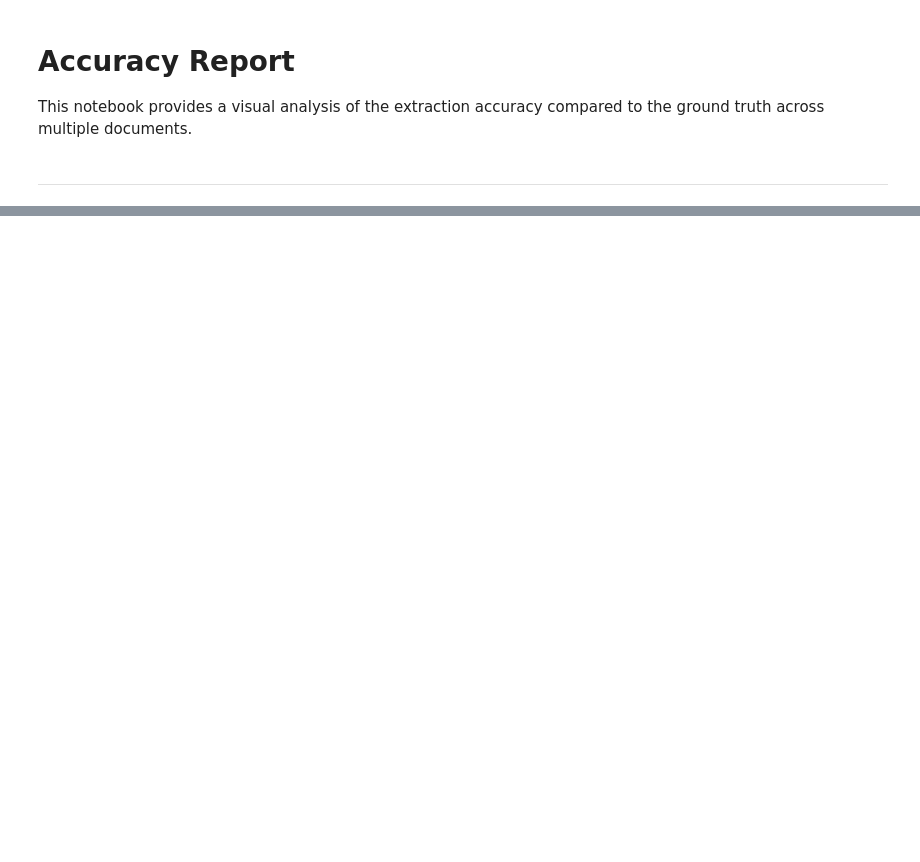
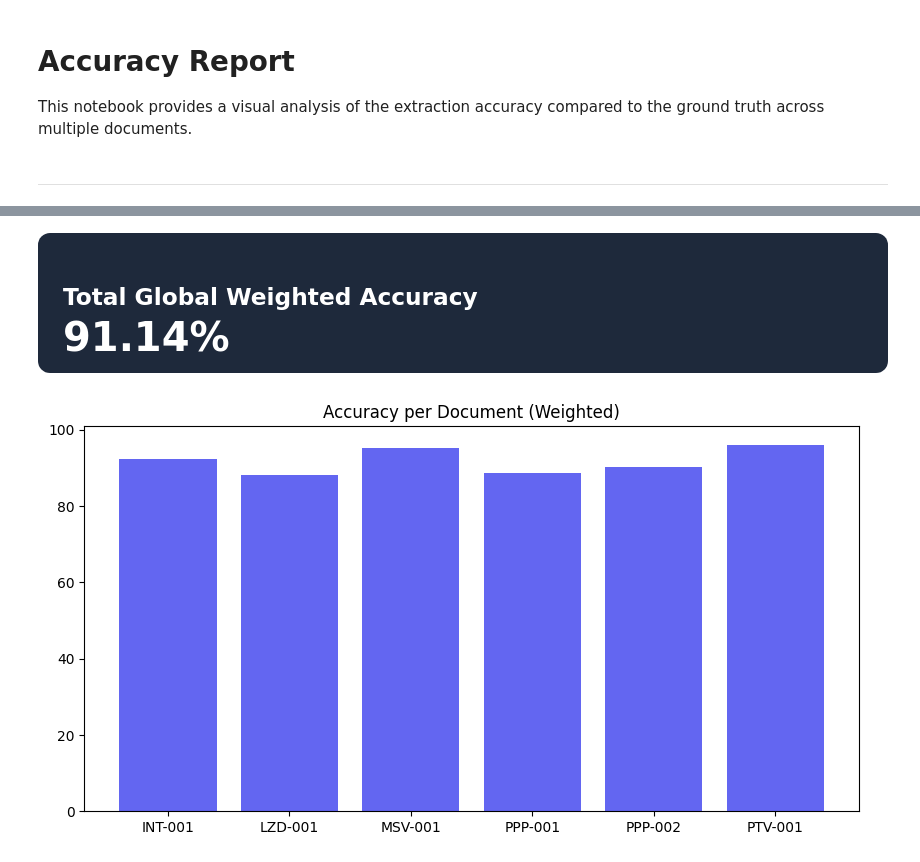
Before and after one commit to chananopw/IBM-watsonx-custom-OCR-model-hosting, a Jupyter notebook: code/compare_json_weighted.ipynb, the cells around one changed output, grey strips where cells are left out. Drawn from its saved outputs; the diff is of its cells as text; code cells hidden in the pictures; blank space fills up the shorter version.

```diff
--- a/code/compare_json_weighted.ipynb
+++ b/code/compare_json_weighted.ipynb
@@ -164,0 +254,19 @@ if batch_summary:
+# %%
+# TOTAL BATCH SUMMARY
+if batch_summary:
+    summary_df = pd.DataFrame(batch_summary)
+    total_weighted_avg = summary_df['WP'].sum() / summary_df['TW'].sum()
+    display(HTML(f"""
+    <div style='background: #1e293b; color: white; padding: 25px; border-radius: 12px;'>
+        <h2 style='margin:0'>Total Global Weighted Accuracy</h2>
+        <div style='font-size: 40px; font-weight: bold;'>{total_weighted_avg:.2f}%</div>
+    </div>
+    """))
+    plt.figure(figsize=(10, 5))
+    plt.bar(summary_df['File'], summary_df['Score'], color='#6366f1')
+    plt.title('Accuracy per Document (Weighted)')
+    plt.show()
+# %% [output]
+Total Global Weighted Accuracy
+91.14%
+[figure, added]
```
Also changed, not shown: parts of 4 cells of this notebook, 1 other file.
